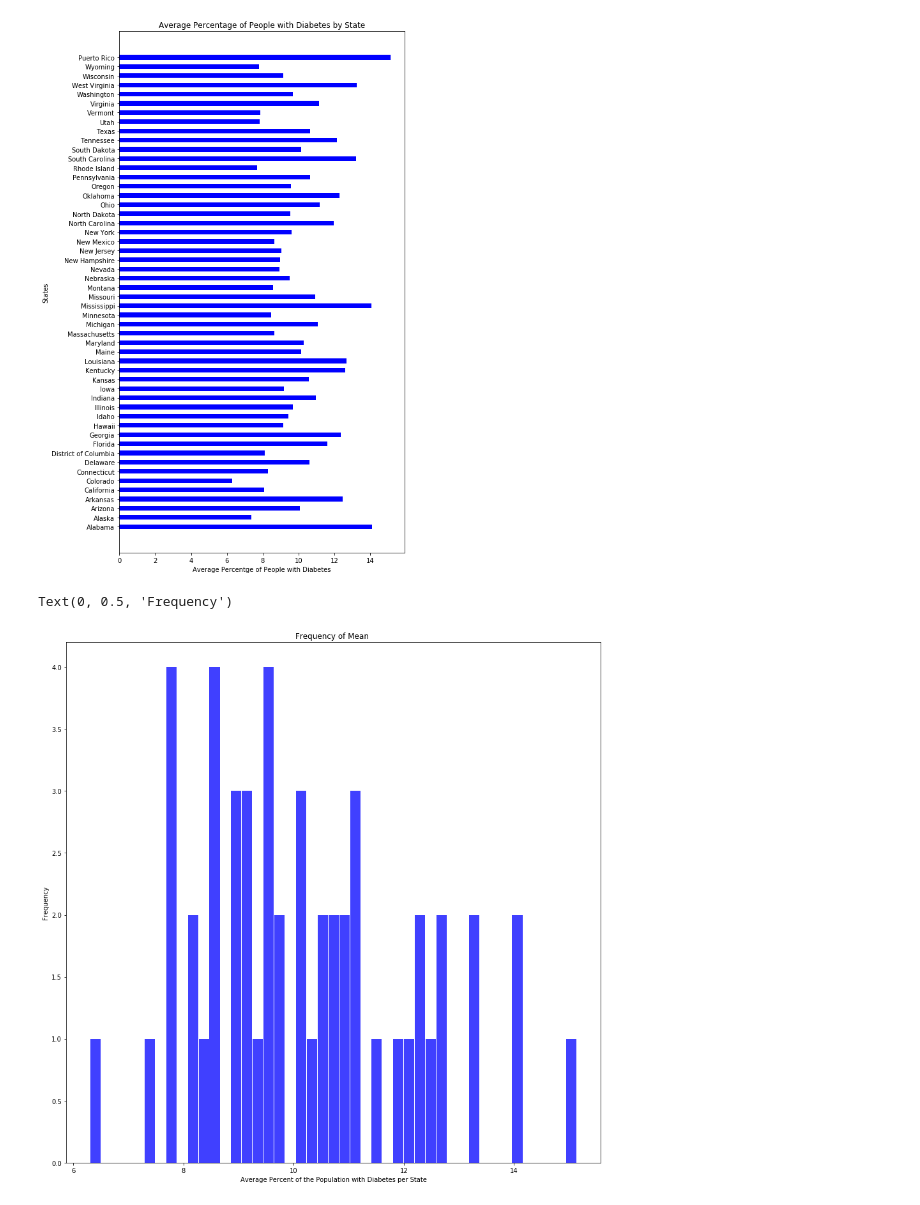
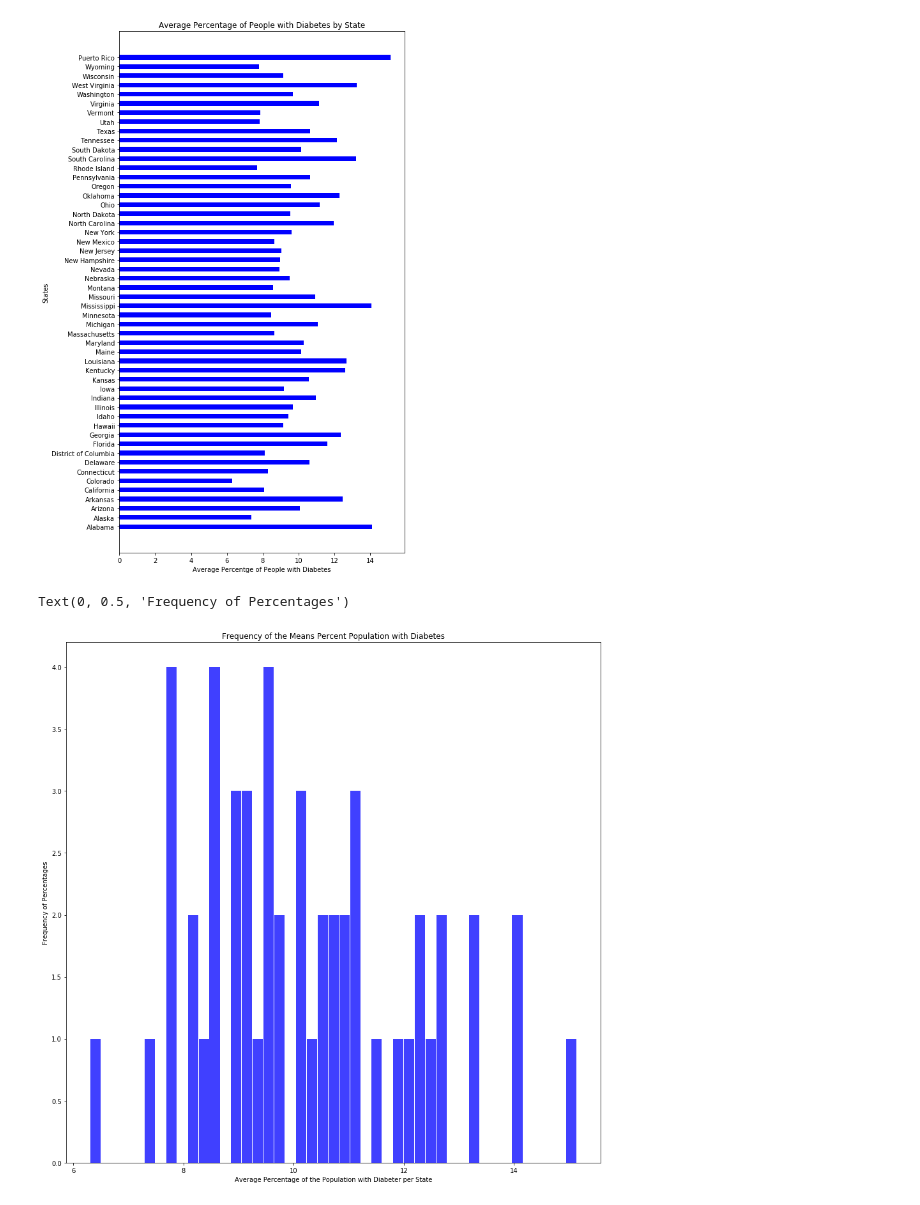
Before and after one commit to matdubois/5horses, a Jupyter notebook: Diabetes_Population_Data Analysis.ipynb, the cells around one changed output. Cells and saved outputs as stored; diff of their text form; code cells hidden in the pictures.

Commit message:
changed the labels in my histogram and cleaned up some cells

```diff
--- a/Diabetes_Population_Data Analysis.ipynb
+++ b/Diabetes_Population_Data Analysis.ipynb
@@ -132,18 +132,14 @@ Text(0, 0.5, 'States')
 # %%
 state_ticks = np.arange(len(means))
 means = states_means_2010["mean"]
 
 plt.figure(figsize=(15,15))
 
 plt.hist(means, bins = (45), facecolor="b", rwidth=0.95, alpha=0.75)
 
-plt.title(" ")
-plt.xlabel("Distribution of Average Percent of the Population with Diabetes")
-plt.ylabel("Frequency")
-
-#plt.xticks(np.arange(50), diabetes_population_data["State"].unique())
-
-#plt.xticks(diabetes_population_data["State"].unique())
+plt.title("Frequency of the Means Percent Population with Diabetes")
+plt.xlabel("Average Percentage of the Population with Diabeter per State")
+plt.ylabel("Frequency of Percentages")
 # %% [output]
-Text(0, 0.5, 'Frequency')
+Text(0, 0.5, 'Frequency of Percentages')
-[figure, old version]
+[figure, new version]
```
Also changed, not shown: parts of 2 cells of this notebook, 1 other file.
